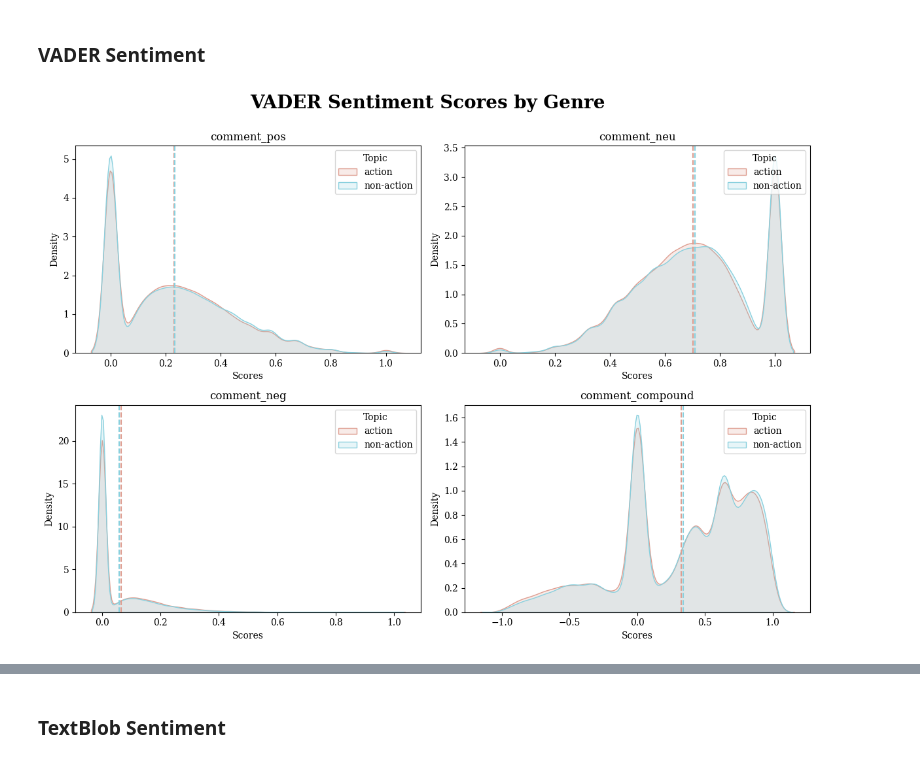
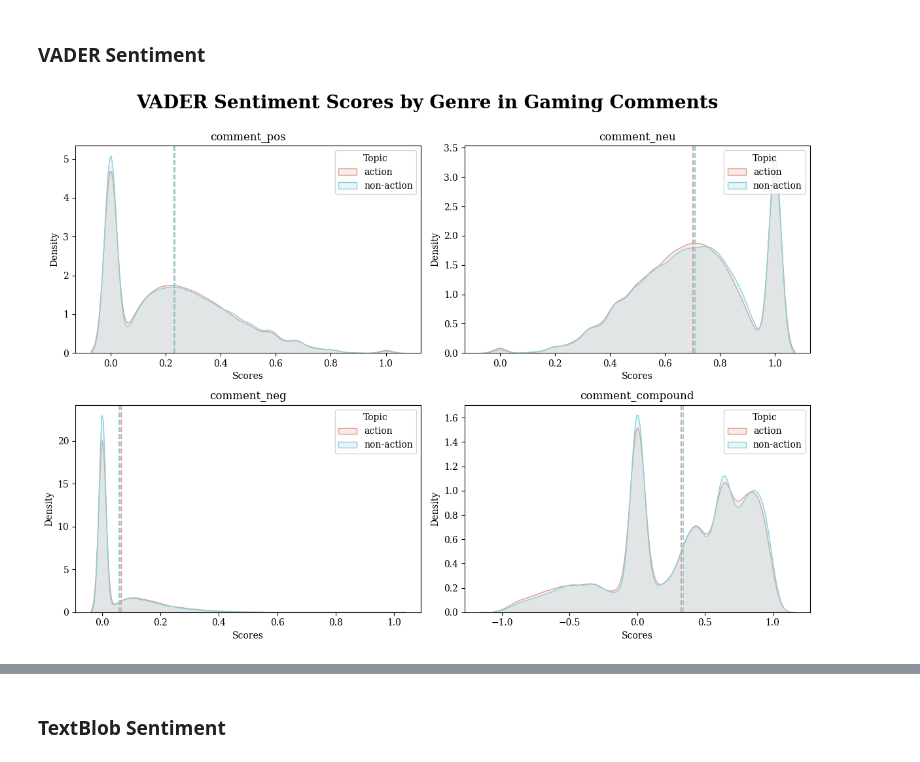
Before and after one commit to IMT-547-Team-1/YouTube-Toxic-Comments, a Jupyter notebook: code/03-preliminary-analysis.ipynb, the cells around one changed output, grey strips where cells are left out. Drawn from its saved outputs; the diff is of its cells as text; code cells hidden in the pictures.

```diff
--- a/code/03-preliminary-analysis.ipynb
+++ b/code/03-preliminary-analysis.ipynb
@@ -228,0 +311,30 @@ plt.show()
+# %%
+# Set up the figure with subplots
+fig, axes = plt.subplots(nrows = 2, ncols = 3, figsize = (12, 8.5))
+
+# Set the color scheme
+colors = {"action": "#DE9D90", "non-action": "#89D0DE"}
+
+# Visualize the distribution of data by channel
+for i, col in enumerate(video_toxicity_cols):
+    for genre, group in yt.groupby("video_genre"):
+        # Plot the density plot
+        sns.kdeplot(group[col], ax = axes[i // 3, i % 3],
+                    fill = True, color = colors[genre], alpha = 0.2,
+                    label = genre)
+        # Plot the average line
+        axes[i // 3, i % 3].axvline(group[col].mean(),
+                        linestyle = "--",
+                        color = colors[genre])
+    axes[i // 3, i % 3].set_title(col)
+    axes[i // 3, i % 3].set_xlabel("Scores")
+    axes[i // 3, i % 3].set_ylabel("Density")
+    axes[i // 3, i % 3].set_xlim(0, 1)
+    axes[i // 3, i % 3].legend(title = "Topic")
+
+# Display the plot
+fig.suptitle("Perspective Toxicity Scores by Genre in Gaming Videos",
+             size = 20, weight = "bold", y = 1)
+fig.tight_layout()
+plt.savefig("../viz/01b-toxicity-video-by-genre.png", dpi=300, transparent=True)
+plt.show()
@@ -294,7 +408,7 @@ p-value: 0.0000
 Reject H0: The samples come from different distributions.
 # %%
 # Perform K-S test for each column
-for col in toxicity_cols:
+for col in comment_toxicity_cols:
     # Define the samples
     s1 = yt[yt["video_genre"] == "non-action"][col]
     s2 = yt[yt["video_genre"] == "action"][col]
@@ -358,35 +472,35 @@ Reject H0: The samples come from different distributions.
 ### VADER Sentiment
 # %%
 # Columns to plot
-vader_cols = ["comment_pos", "comment_neu", "comment_neg", "comment_compound"]
+comment_vader_cols = ["comment_pos", "comment_neu", "comment_neg", "comment_compound"]
 
 # Set up the figure with subplots
 fig, axes = plt.subplots(nrows = 2, ncols = 2, figsize = (12, 8.5))
 
 # Set the color scheme
 colors = {"action": "#DE9D90", "non-action": "#89D0DE"}
 
 # Visualize the distribution of data by channel
-for i, col in enumerate(vader_cols):
+for i, col in enumerate(comment_vader_cols):
     for genre, group in yt.groupby("video_genre"):
         # Plot the density plot
         sns.kdeplot(group[col], ax = axes[i // 2, i % 2],
                     fill = True, color = colors[genre], alpha = 0.2,
                     label = genre)
         # Plot the average line
         axes[i // 2, i % 2].axvline(group[col].mean(),
                         linestyle = "--",
                         color = colors[genre])
     axes[i // 2, i % 2].set_title(col)
     axes[i // 2, i % 2].set_xlabel("Scores")
     axes[i // 2, i % 2].set_ylabel("Density")
     axes[i // 2, i % 2].legend(title = "Topic")
 
 # Display the plot
-fig.suptitle("VADER Sentiment Scores by Genre",
+fig.suptitle("VADER Sentiment Scores by Genre in Gaming Comments",
              size = 20, weight = "bold", y = 1)
 fig.tight_layout()
-plt.savefig("../viz/02a-sentiment-vader-by-genre.png", dpi=300, transparent=True)
+plt.savefig("../viz/02a-sentiment-comment-vader-by-genre.png", dpi=300, transparent=True)
 plt.show()
 # %% [output]
-[figure, old version]
+[figure, new version]
```
Also changed, not shown: parts of 36 cells of this notebook, 5 other files.
